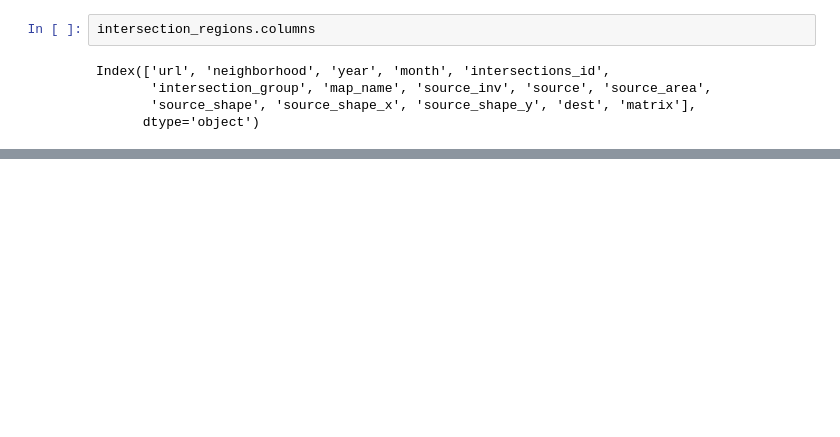
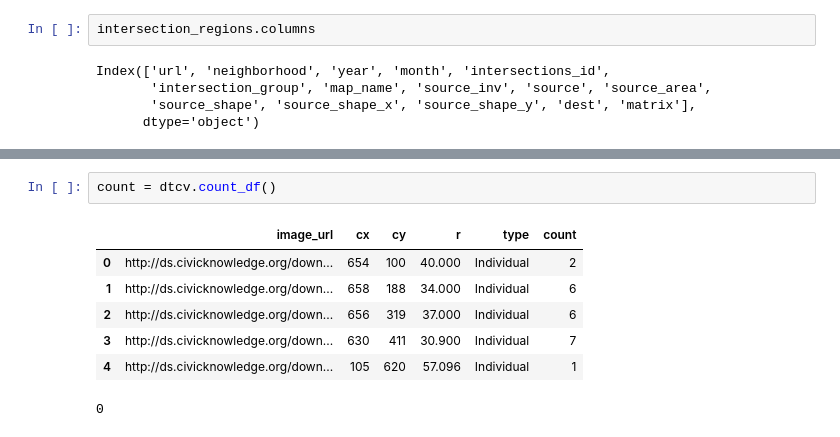
Before and after one commit to sandiegodata-projects/homelessness, a Jupyter notebook: datasets/sandiegodata.org-downtown_cv/notebooks/rundf.ipynb, the cells around one changed output, grey strips where cells are left out. Cells and saved outputs as stored; diff of their text form; blank space fills up the shorter version.

```diff
--- a/datasets/sandiegodata.org-downtown_cv/notebooks/rundf.ipynb
+++ b/datasets/sandiegodata.org-downtown_cv/notebooks/rundf.ipynb
@@ -162,0 +199,10 @@ Index(['url', 'neighborhood', 'year', 'month', 'intersections_id',
+# %%
+count = dtcv.count_df()
+# %% [output]
+|  | image_url | cx | cy | r | type | count |
+| 0 | http://ds.civicknowledge.org/down... | 654 | 100 | 40.000 | Individual | 2 |
+| 1 | http://ds.civicknowledge.org/down... | 658 | 188 | 34.000 | Individual | 6 |
+| 2 | http://ds.civicknowledge.org/down... | 656 | 319 | 37.000 | Individual | 6 |
+| 3 | http://ds.civicknowledge.org/down... | 630 | 411 | 30.900 | Individual | 7 |
+| 4 | http://ds.civicknowledge.org/down... | 105 | 620 | 57.096 | Individual | 1 |
+0
```
Also changed, not shown: parts of 2 cells of this notebook, 8 other files.
